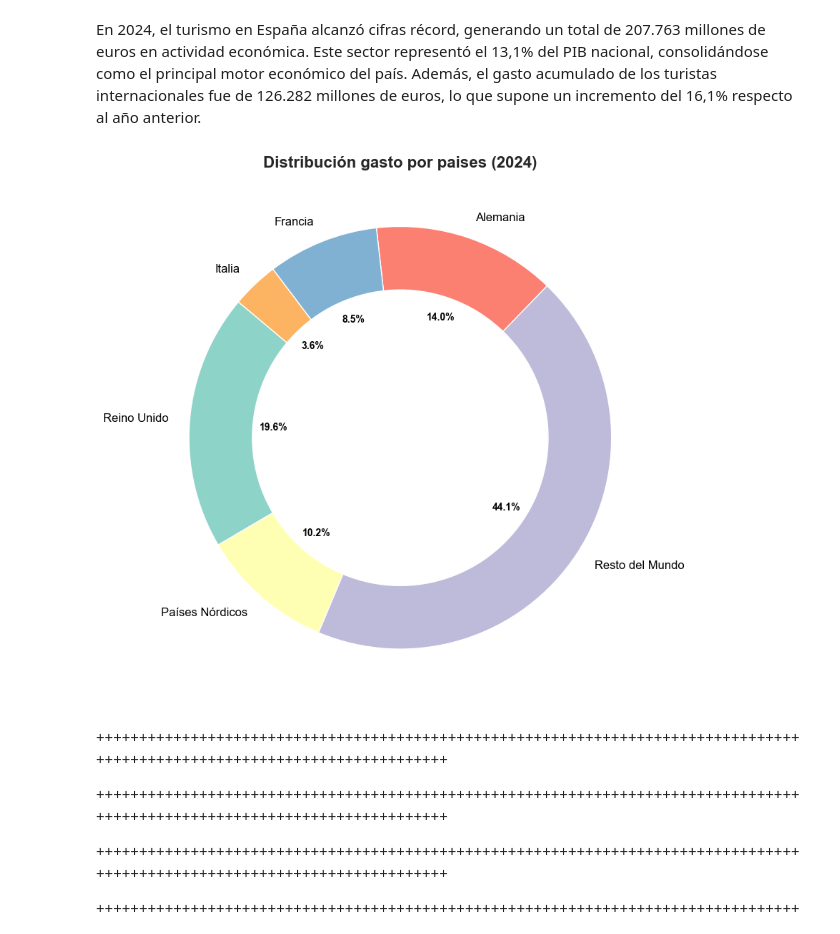
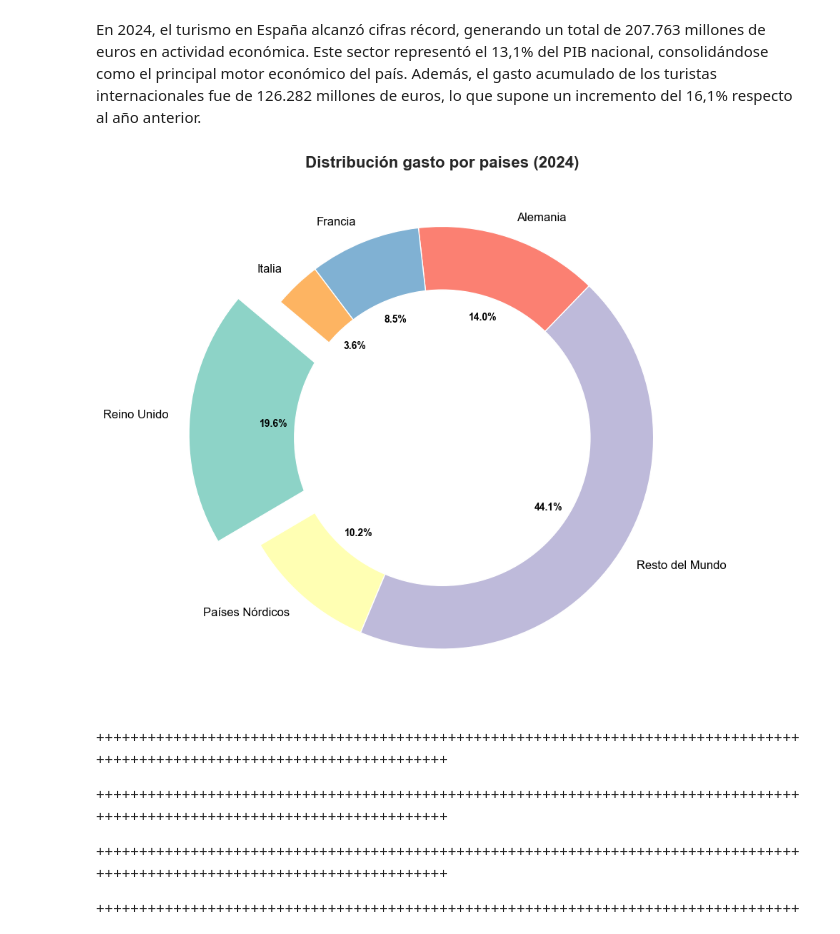
Before and after one commit to Cristianvas198/EDA_Turismo, a Jupyter notebook: src/Notebook.ipynb, the cells around one changed output. Saved outputs shown, nothing was run; the diff lists cells and outputs as text; code cells hidden in the pictures.

```diff
--- a/src/Notebook.ipynb
+++ b/src/Notebook.ipynb
@@ -354,40 +397,27 @@ df_anual[-2:-1]
 # %% [markdown]
 En 2024, el turismo en España alcanzó cifras récord, generando un total de 207.763 millones de euros en actividad económica. Este sector representó el 13,1% del PIB nacional, consolidándose como el principal motor económico del país. Además, el gasto acumulado de los turistas internacionales fue de 126.282 millones de euros, lo que supone un incremento del 16,1% respecto al año anterior.
 # %%
-import matplotlib.pyplot as plt
-
-# Datos de ejemplo del DataFrame 'df_anual'
-# valores = df_anual.iloc[0, 1:].sort_values(ascending=False)
-valores = df_anual.iloc[0, 1:]  # Valores de la primera fila (sin "Total")
-etiquetas = df_anual.columns[1:]  # Nombres de las columnas (sin "Total")
-
-# Crear el gráfico de pastel
-plt.figure(figsize=(10, 8))
+valores = df_anual.iloc[0, 1:]  # Valores de la primera fila sin total nacional
+etiquetas = df_anual.columns[1:]  # Nombres de las columnas sin el total nacional
+plt.figure(figsize=(10, 8)) #Grafico pastel
 wedges, texts, autotexts = plt.pie(
     valores,
     labels=etiquetas,
-    autopct='%1.1f%%',  # Mostrar porcentajes
-    startangle=140,     # Ángulo inicial
-    colors=plt.cm.Set3.colors,  # Colores modernos y suaves
-    textprops=dict(color="black")  # Estilo para los textos
+    autopct='%1.1f%%',  # Muestra porcentajes
+    startangle=140,     # angulo inicial
+    colors=plt.cm.Set3.colors,  # Colores
+    explode = (0.2,0,0,0,0,0),
+    textprops=dict(color="black")  # Estilo del texto
 )
-
-# Mejorar el diseño
-plt.setp(autotexts, size=10, weight="bold")  # Hacer porcentajes más visibles
-plt.setp(texts, size=12)  # Agrandar etiquetas
-
-# Añadir un círculo para hacerlo "semi-donut"
-centre_circle = plt.Circle((0, 0), 0.70, fc='white')  # Crear el círculo blanco
+plt.setp(autotexts, size=10, weight="bold")  #porcentajes más visibles
+plt.setp(texts, size=12)  # agranda las etiquetas
+centre_circle = plt.Circle((0, 0), 0.70, fc='white')  # Crear el círculo blanco para generar el "semi-donut"
 plt.gca().add_artist(centre_circle)  # Añadirlo al gráfico
-
-# Título del gráfico
-plt.title("Distribución gasto por paises (2024)", fontsize=16, weight="bold")
-plt.tight_layout()
-
-# Mostrar el gráfico
+plt.title("Distribución gasto por paises (2024)", fontsize=16, weight="bold")# Título del gráfico
+plt.tight_layout() #Espacios
 plt.show()
 # %% [output]
-[figure, old version]
+[figure, new version]
 # %% [markdown]
 +++++++++++++++++++++++++++++++++++++++++++++++++++++++++++++++++++++++++++++++++++++++++++++++++++++++++++++++++++++++++++
 
```
Also changed, not shown: parts of 9 cells of this notebook, 3 other files.
